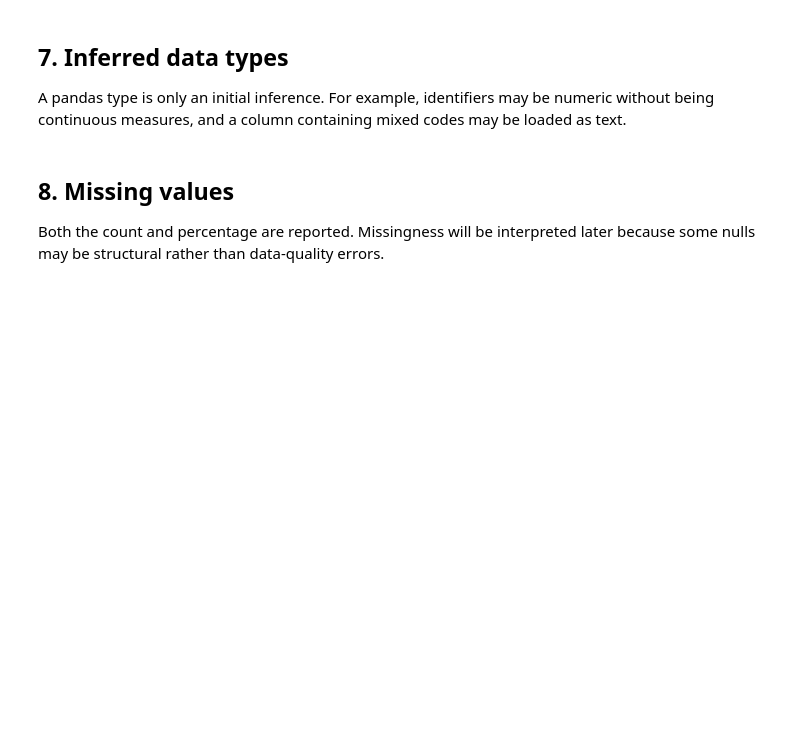
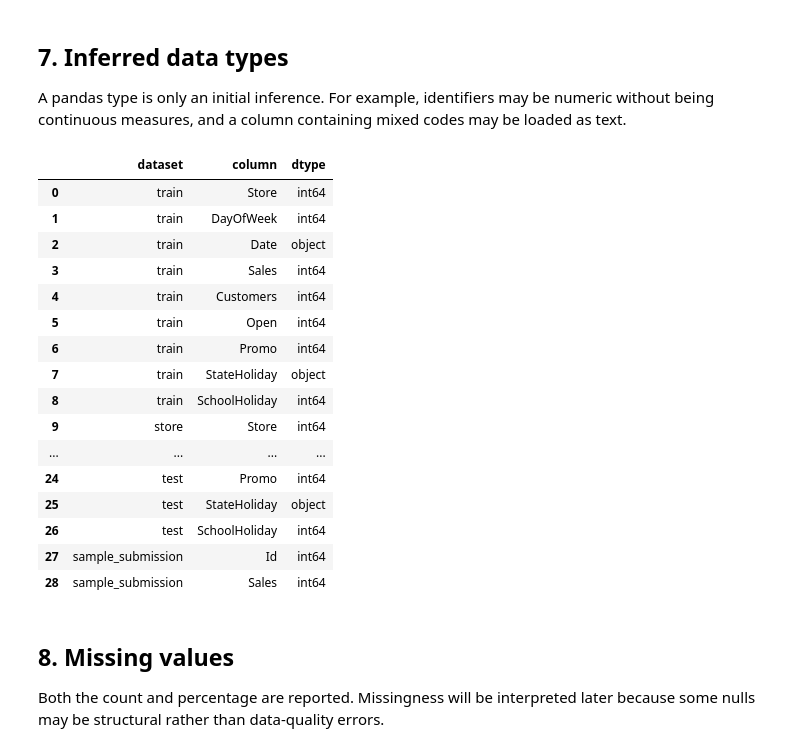
Before and after one commit to koldogarciab/rossmann-sales-forecasting, a Jupyter notebook: notebooks/01_data_audit.ipynb, the cells around one changed output. Cells and saved outputs as stored; diff of their text form; code cells hidden in the pictures; blank space fills up the shorter version.

```diff
--- a/notebooks/01_data_audit.ipynb
+++ b/notebooks/01_data_audit.ipynb
@@ -165,17 +231,35 @@ A pandas type is only an initial inference. For example, identifiers may be nume
 # %%
 dtype_tables = []
 
 for dataset_name, dataframe in datasets.items():
     dtype_table = (
         dataframe.dtypes.astype(str)
-        .rename("dtype")
-        .reset_index(names="column")
+        .rename_axis("column")
+        .reset_index(name="dtype")
     )
     dtype_table.insert(0, "dataset", dataset_name)
     dtype_tables.append(dtype_table)
 
 dtype_summary = pd.concat(dtype_tables, ignore_index=True)
 display(dtype_summary)
+# %% [output]
+|  | dataset | column | dtype |
+| 0 | train | Store | int64 |
+| 1 | train | DayOfWeek | int64 |
+| 2 | train | Date | object |
+| 3 | train | Sales | int64 |
+| 4 | train | Customers | int64 |
+| 5 | train | Open | int64 |
+| 6 | train | Promo | int64 |
+| 7 | train | StateHoliday | object |
+| 8 | train | SchoolHoliday | int64 |
+| 9 | store | Store | int64 |
+| ... | ... | ... | ... |
+| 24 | test | Promo | int64 |
+| 25 | test | StateHoliday | object |
+| 26 | test | SchoolHoliday | int64 |
+| 27 | sample_submission | Id | int64 |
+| 28 | sample_submission | Sales | int64 |
 # %% [markdown]
 ## 8. Missing values
 
```
Also changed, not shown: parts of 18 cells of this notebook, 3 other files.
